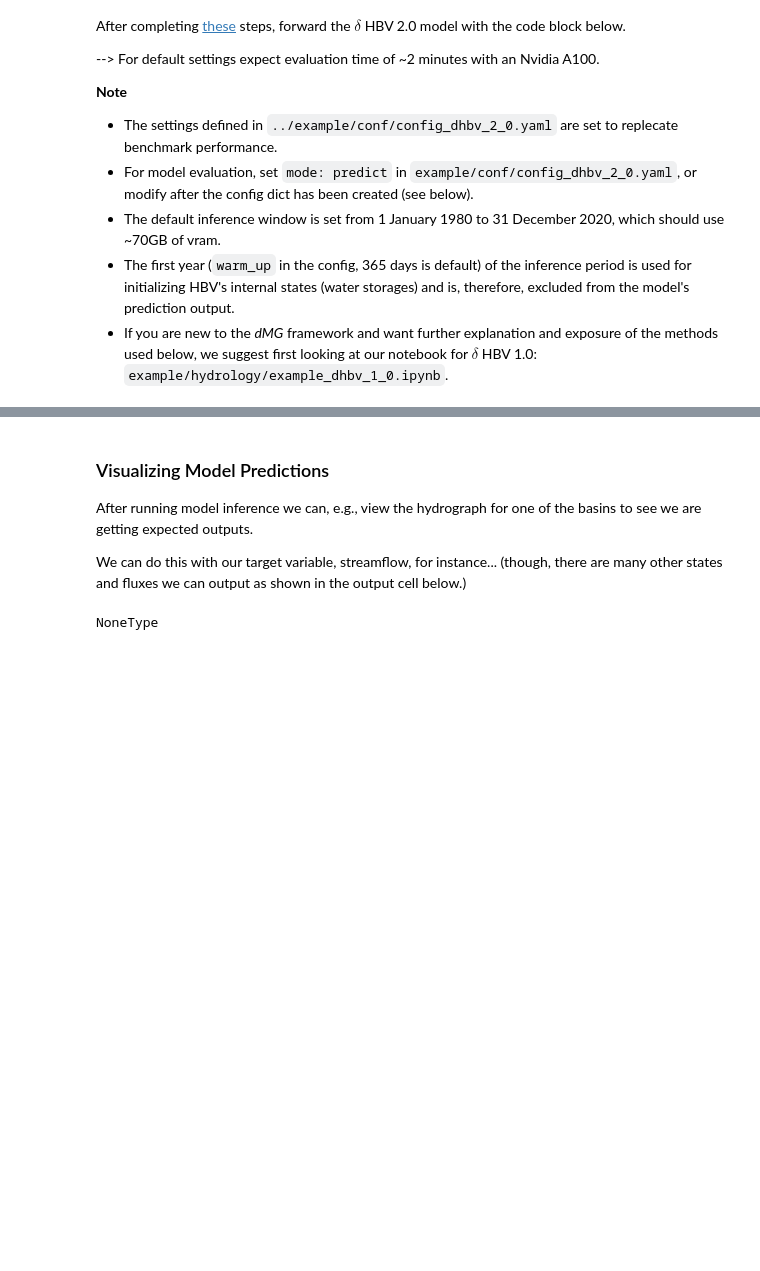
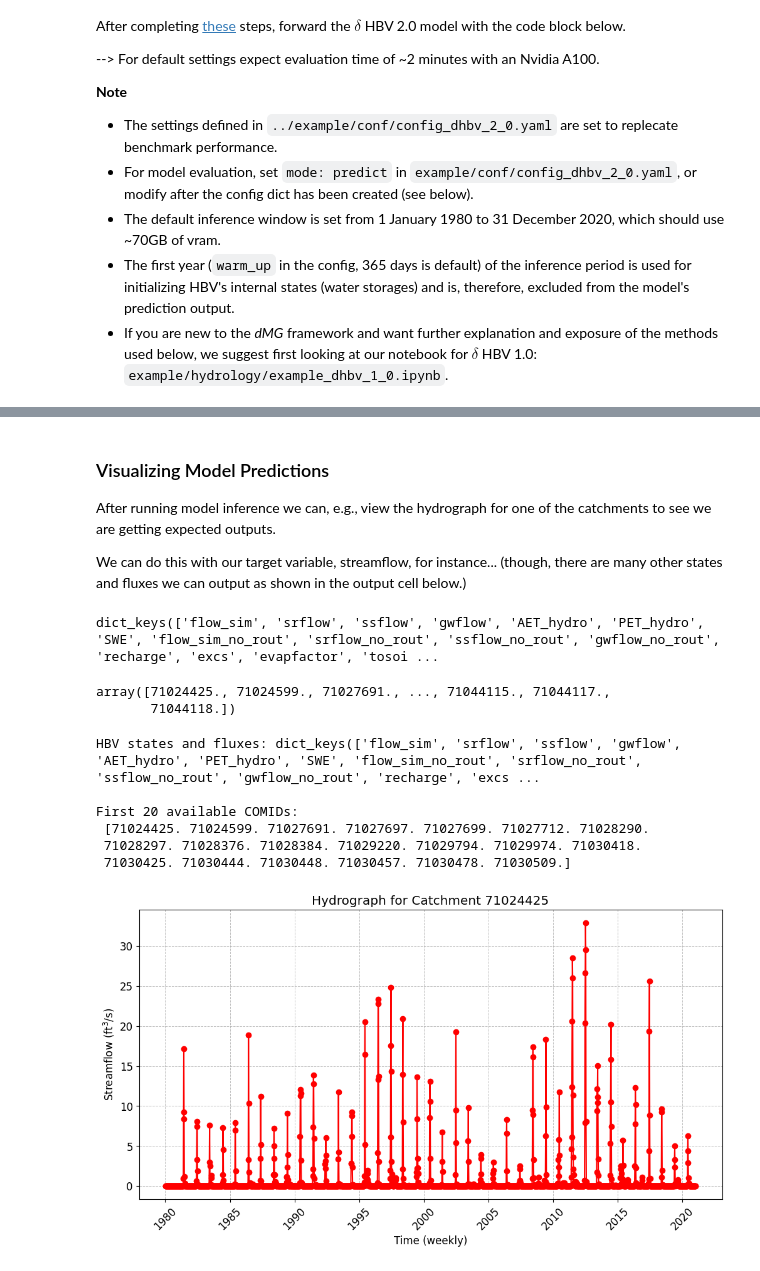
Before and after one commit to mhpi/generic_deltamodel, a Jupyter notebook: example/hydrology/example_dhbv_2_0.ipynb, the cells around one changed output, grey strips where cells are left out. Cells and saved outputs as stored; diff of their text form; code cells hidden in the pictures; blank space fills up the shorter version.

```diff
--- a/example/hydrology/example_dhbv_2_0.ipynb
+++ b/example/hydrology/example_dhbv_2_0.ipynb
@@ -119,11 +119,26 @@ Machine
 # %% [markdown]
 ### Visualizing Model Predictions
 
-After running model inference we can, e.g., view the hydrograph for one of the basins to see we are getting expected outputs.
+After running model inference we can, e.g., view the hydrograph for one of the catchments to see we are getting expected outputs.
 
 We can do this with our target variable, streamflow, for instance... (though, there are many other states and fluxes we can output as shown in the output cell below.)
+# %%
+predictions.keys()
+# %% [output]
+dict_keys(['flow_sim', 'srflow', 'ssflow', 'gwflow', 'AET_hydro', 'PET_hydro', 'SWE', 'flow_sim_no_rout', 'srflow_no_rout', 'ssflow_no_rout', 'gwflow_no_rout', 'recharge', 'excs', 'evapfactor', 'tosoi ...
+# %%
+import zarr
+
+DATA_PATH = '/projects/mhpi/yxs275/model/generic_deltaModel_dhbv2.0/data/71_0'
+
+# Load zarr store of data.
+root = zarr.open_group(DATA_PATH, mode='r+')
+comids = root['COMID'][:]
+# %% [output]
+array([71024425., 71024599., 71027691., ..., 71044115., 71044117.,
+       71044118.])
 # %%
-import numpy as np
+import zarr
 
 from core.utils.dates import Dates
 from core.data import txt_to_array
@@ -132,49 +147,57 @@ from core.post.plot_hydrograph import plot_hydrograph
 
 
 #------------------------------------------#
-# Choose a basin by USGS gage ID to plot.
-GAGE_ID = 1022500
+# Choose a catchment by unit catchment ID (COMID) to plot.
+COMID = 71024425
 TARGET = 'flow_sim'
 
 # Resample to 3-day prediction. Options: 'D', 'W', 'M', 'Y'.
-RESAMPLE = '3D'
+RESAMPLE = 'W'
 
-# Set the paths to the gage ID lists...
-GAGE_ID_PATH = 'your/path/to/gage_ids.npy'
+# Set the path to the zarr store of input data (containing COMIDs).
+DATA_PATH = '/projects/mhpi/yxs275/model/generic_deltaModel_dhbv2.0/data/71_0' #'your/path/to/MERIT_input_sample/71_0'
 #------------------------------------------#
 
 
 
-print(f"HBV states and fluxes: {predictions['HBV_2_0'].keys()} \n")
+print(f"HBV states and fluxes: {predictions.keys()} \n")
 
 
 # 1. Get the streamflow predictions and daily timesteps of the prediction window.
-streamflow_pred = predictions['HBV_2_0'][TARGET]
+pred = predictions[TARGET]
 timesteps = Dates(config['predict'], config['dpl_model']['rho']).batch_daily_time_range
 
 # Remove warm-up period to match model output (see Note above.)
 timesteps = timesteps[config['dpl_model']['phy_model']['warm_up']:]
 
 
-# 2. Load the gage ID list and get the basin index.
-gage_ids = np.load(GAGE_ID_PATH, allow_pickle=True)
-print(f"First 20 available gage IDs: \n {gage_ids[:20]} \n")
+# 2. Load array of comids and get the index of the selected catchment.
+root = zarr.open_group(DATA_PATH, mode='r+')
+comids = root['COMID'][:]
+print(f"First 20 available COMIDs: \n {comids[:20]} \n")
 
-if GAGE_ID in gage_ids:
-    basin_idx = list(gage_ids).index(GAGE_ID)
+if COMID in comids:
+    basin_idx = list(comids).index(COMID)
 else:
-    raise ValueError(f"Basin with gage ID {GAGE_ID} not found in the MERIT dataset.")
+    raise ValueError(f"Catchment with ID {COMID} not found in the MERIT dataset.")
 
-# 3. Get the data for the chosen basin and plot.
-streamflow_pred_basin = streamflow_pred[:, basin_idx].squeeze()
+
+# 3. Get the data for the chosen catchment and plot.
+streamflow_pred_basin = pred[:, basin_idx].squeeze()
 
 plot_hydrograph(
     timesteps,
     streamflow_pred_basin,
     streamflow_pred_basin,
     resample=RESAMPLE,
-    title=f"Hydrograph for Gage ID {GAGE_ID}",
+    title=f"Hydrograph for Catchment {COMID}",
     ylabel='Streamflow (ft$^3$/s)',
 )
 # %% [output]
-NoneType
+HBV states and fluxes: dict_keys(['flow_sim', 'srflow', 'ssflow', 'gwflow', 'AET_hydro', 'PET_hydro', 'SWE', 'flow_sim_no_rout', 'srflow_no_rout', 'ssflow_no_rout', 'gwflow_no_rout', 'recharge', 'excs ...
+
+First 20 available COMIDs:
+ [71024425. 71024599. 71027691. 71027697. 71027699. 71027712. 71028290.
+ 71028297. 71028376. 71028384. 71029220. 71029794. 71029974. 71030418.
+ 71030425. 71030444. 71030448. 71030457. 71030478. 71030509.]
+[figure, added]
```
Also changed, not shown: parts of 2 cells of this notebook, 33 other files.
